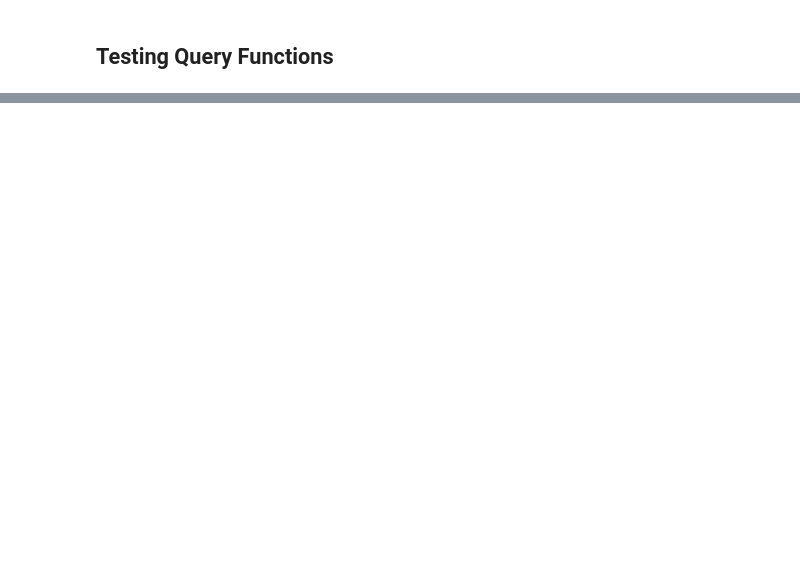
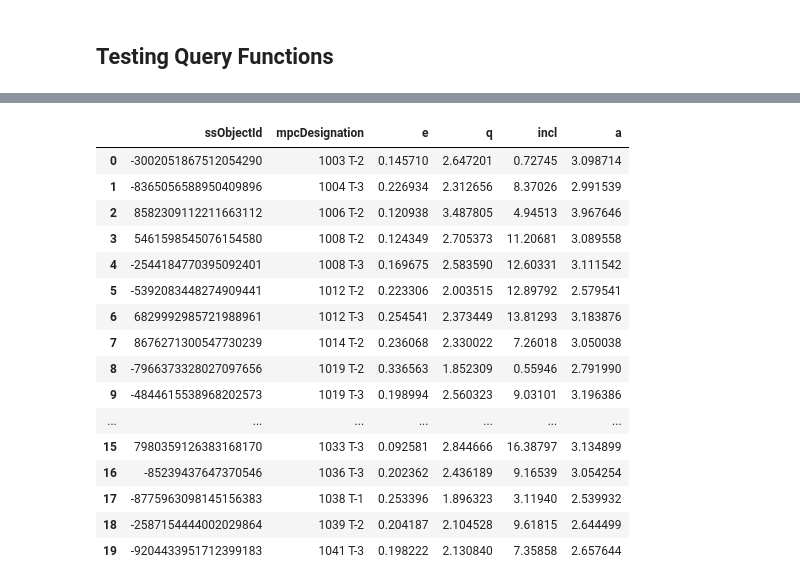
Before and after one commit to lsst-sssc/rsp_queries, a Jupyter notebook: sso_query/tests.ipynb, the cells around one changed output, grey strips where cells are left out. Saved outputs shown, nothing was run; the diff lists cells and outputs as text; code cells hidden in the pictures; blank space fills up the shorter version.

```diff
--- a/sso_query/tests.ipynb
+++ b/sso_query/tests.ipynb
@@ -95,0 +85,2 @@ NEOs: 492 objects
+# %%
+jfcs = run_query(catalog='dp03_catalogs_10yr', class_name='JFCs', count_classes=True, verbose=True)
@@ -95,0 +93,20 @@ NEOs: 492 objects
+# %%
+table(jfcs, 20)
+# %% [output]
+|  | ssObjectId | mpcDesignation | e | q | incl | a |
+| 0 | -3002051867512054290 | 1003 T-2 | 0.145710 | 2.647201 | 0.72745 | 3.098714 |
+| 1 | -8365056588950409896 | 1004 T-3 | 0.226934 | 2.312656 | 8.37026 | 2.991539 |
+| 2 | 8582309112211663112 | 1006 T-2 | 0.120938 | 3.487805 | 4.94513 | 3.967646 |
+| 3 | 5461598545076154580 | 1008 T-2 | 0.124349 | 2.705373 | 11.20681 | 3.089558 |
+| 4 | -2544184770395092401 | 1008 T-3 | 0.169675 | 2.583590 | 12.60331 | 3.111542 |
+| 5 | -5392083448274909441 | 1012 T-2 | 0.223306 | 2.003515 | 12.89792 | 2.579541 |
+| 6 | 6829992985721988961 | 1012 T-3 | 0.254541 | 2.373449 | 13.81293 | 3.183876 |
+| 7 | 8676271300547730239 | 1014 T-2 | 0.236068 | 2.330022 | 7.26018 | 3.050038 |
+| 8 | -7966373328027097656 | 1019 T-2 | 0.336563 | 1.852309 | 0.55946 | 2.791990 |
+| 9 | -4844615538968202573 | 1019 T-3 | 0.198994 | 2.560323 | 9.03101 | 3.196386 |
+| ... | ... | ... | ... | ... | ... | ... |
+| 15 | 7980359126383168170 | 1033 T-3 | 0.092581 | 2.844666 | 16.38797 | 3.134899 |
+| 16 | -85239437647370546 | 1036 T-3 | 0.202362 | 2.436189 | 9.16539 | 3.054254 |
+| 17 | -8775963098145156383 | 1038 T-1 | 0.253396 | 1.896323 | 3.11940 | 2.539932 |
+| 18 | -2587154444002029864 | 1039 T-2 | 0.204187 | 2.104528 | 9.61815 | 2.644499 |
+| 19 | -9204433951712399183 | 1041 T-3 | 0.198222 | 2.130840 | 7.35858 | 2.657644 |
```
Also changed, not shown: parts of 22 cells of this notebook, 2 other files.
